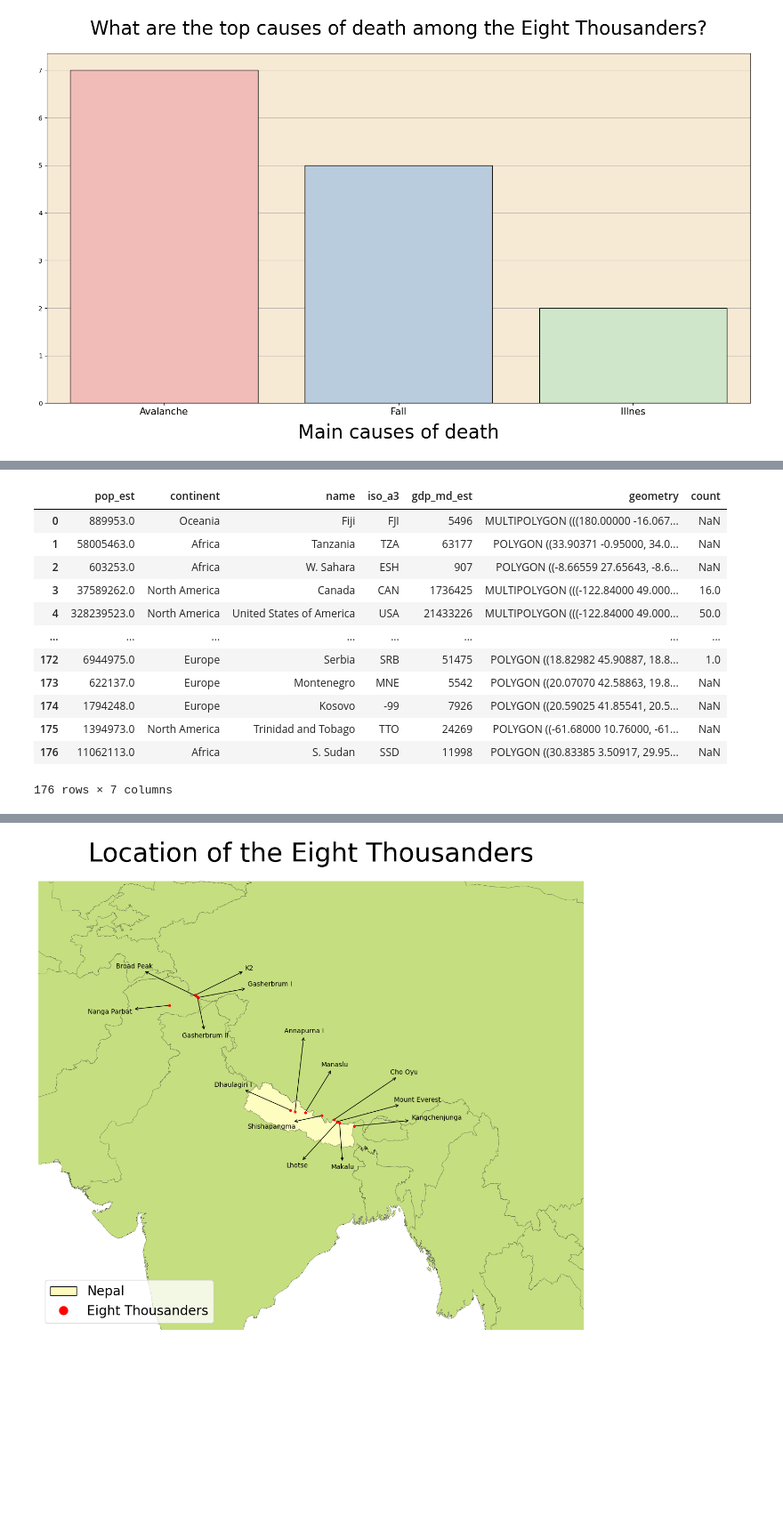
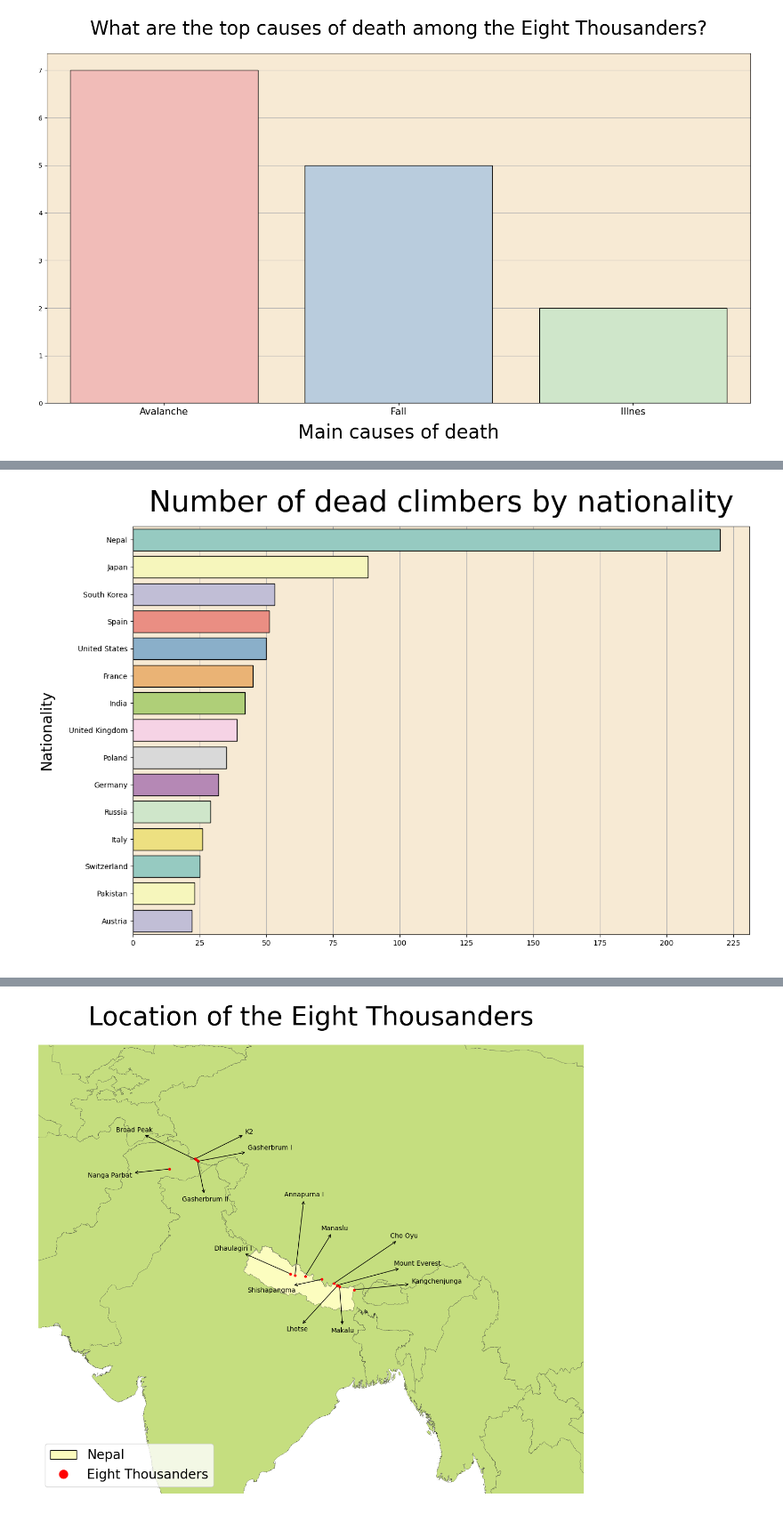
Before and after one commit to dariogemo/deaths_on_eight_thousanders, a Jupyter notebook: deaths_mountains.ipynb, the cells around one changed output, grey strips where cells are left out. Shown at 89% size. Saved outputs shown, nothing was run; the diff lists cells and outputs as text; code cells hidden in the pictures; blank space fills up the shorter version.

```diff
--- a/deaths_mountains.ipynb
+++ b/deaths_mountains.ipynb
@@ -306 +316,17 @@ plt.show()
+# %%
+# create a series of countries with more then 20 deaths
+mask = df['Nationality'].value_counts() > 20
+nat_ser = df['Nationality'].value_counts()[mask]
+# %%
+plt.figure(figsize = (15, 10))
+plt.title('Number of dead climbers by nationality', fontsize = 40, pad = 20)
+
+sns.barplot(x = nat_ser, y = nat_ser.index, palette = 'Set3', edgecolor = 'black')
+plt.xticks(np.arange(0, 250, 25))
+plt.ylabel('Nationality', labelpad = 20, fontsize = 20)
+plt.xlabel(' ')
+
+plt.show()
+# %% [output]
+[figure, added]
 # %%
@@ -313,22 +342,9 @@ nation_counts = df['iso_a3'].value_counts()
 world = gpd.read_file(gpd.datasets.get_path('naturalearth_lowres'))
 # %%
+# merge the wolrd geodataframe with the count of deaths per country
 world = world.merge(nation_counts, on = 'iso_a3', how = 'left')
+# drop antartica
 world = world.drop(159)
-world
-# %% [output]
-|  | pop_est | continent | name | iso_a3 | gdp_md_est | geometry | count |
-| 0 | 889953.0 | Oceania | Fiji | FJI | 5496 | MULTIPOLYGON (((180.00000 -16.067... | NaN |
-| 1 | 58005463.0 | Africa | Tanzania | TZA | 63177 | POLYGON ((33.90371 -0.95000, 34.0... | NaN |
-| 2 | 603253.0 | Africa | W. Sahara | ESH | 907 | POLYGON ((-8.66559 27.65643, -8.6... | NaN |
-| 3 | 37589262.0 | North America | Canada | CAN | 1736425 | MULTIPOLYGON (((-122.84000 49.000... | 16.0 |
-| 4 | 328239523.0 | North America | United States of America | USA | 21433226 | MULTIPOLYGON (((-122.84000 49.000... | 50.0 |
-| ... | ... | ... | ... | ... | ... | ... | ... |
-| 172 | 6944975.0 | Europe | Serbia | SRB | 51475 | POLYGON ((18.82982 45.90887, 18.8... | 1.0 |
-| 173 | 622137.0 | Europe | Montenegro | MNE | 5542 | POLYGON ((20.07070 42.58863, 19.8... | NaN |
-| 174 | 1794248.0 | Europe | Kosovo | -99 | 7926 | POLYGON ((20.59025 41.85541, 20.5... | NaN |
-| 175 | 1394973.0 | North America | Trinidad and Tobago | TTO | 24269 | POLYGON ((-61.68000 10.76000, -61... | NaN |
-| 176 | 11062113.0 | Africa | S. Sudan | SSD | 11998 | POLYGON ((30.83385 3.50917, 29.95... | NaN |
-176 rows × 7 columns
 # %%
 plt.rcParams.update({'axes.grid' : False,
                      'axes.facecolor' : 'white'})
```
Also changed, not shown: parts of 12 cells of this notebook.
